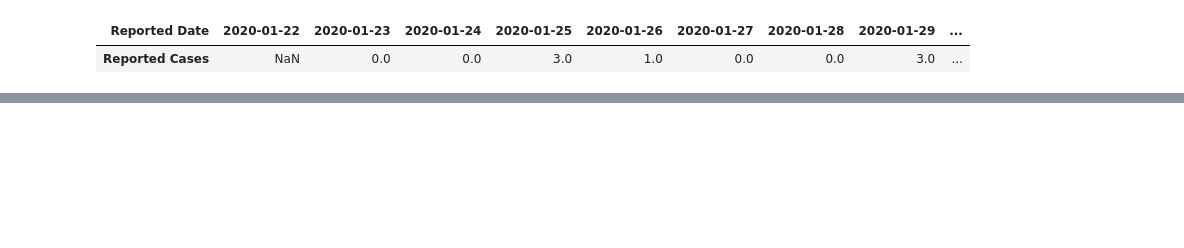
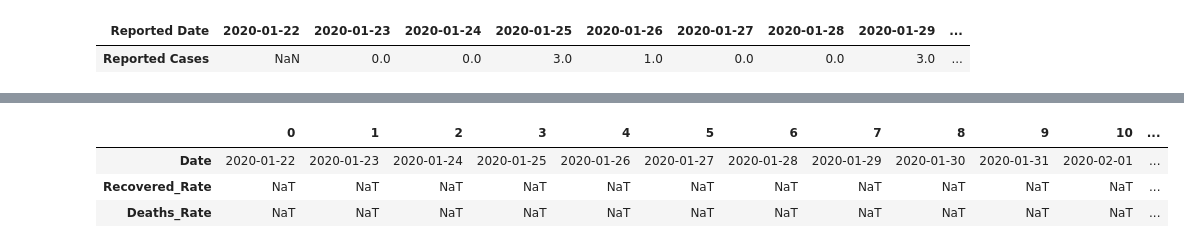
Before and after one commit to holamedia/covid19, a Jupyter notebook: _notebooks/2020-04-07-Cases-in-Malaysia.ipynb, the cells around one changed output, grey strips where cells are left out. Drawn from its saved outputs; the diff is of its cells as text; code cells hidden in the pictures; blank space fills up the shorter version.

Commit message:
Added close case

```diff
--- a/_notebooks/2020-04-07-Cases-in-Malaysia.ipynb
+++ b/_notebooks/2020-04-07-Cases-in-Malaysia.ipynb
@@ -71,7 +71,9 @@ n_recovered_diff = df_global_diff.loc[1]['Recovered']
 
 weekDays = ("Monday","Tuesday","Wednesday","Thursday","Friday","Saturday","Sunday")
 
-df_confirmed_my = df_confirmed[df_confirmed['Country'] == 'Malaysia'].rename(columns={'Cases': 'Total number of Cases', 'Date': 'Reported Date'})
+df_my = lambda _df: _df[_df['Country'] == 'Malaysia'][['Date', 'Cases']]
+
+df_confirmed_my = df_my(df_confirmed).rename(columns={'Cases': 'Total number of Cases', 'Date': 'Reported Date'})
 df_summary_my = df_summary(2).loc['Malaysia'].reset_index(drop=True)
 n_confirmed_my = df_summary_my.loc[1]['Confirmed']
 n_deaths_my = df_summary_my.loc[1]['Deaths']
@@ -139,3 +141,14 @@ df_reported_my.transpose()
 # %% [output]
 | Reported Date | 2020-01-22 | 2020-01-23 | 2020-01-24 | 2020-01-25 | 2020-01-26 | 2020-01-27 | 2020-01-28 | 2020-01-29 | ... |
 | Reported Cases | NaN | 0.0 | 0.0 | 3.0 | 1.0 | 0.0 | 0.0 | 3.0 | ... |
+# %%
+#hide_input
+df_closed_my = pd.merge(df_my(df_recovered), df_my(df_deaths), on='Date').rename(columns={'Cases_x': 'Recovered', 'Cases_y': 'Deaths'})
+df_closed_my['Total'] = df_closed_my['Recovered'] + df_closed_my['Deaths']
+df_closed_my['Recovered_Rate'] = df_closed_my['Recovered']/ df_closed_my['Total']
+df_closed_my['Deaths_Rate'] = df_closed_my['Deaths']/ df_closed_my['Total']
+_base = alt.Chart(df_closed_my.round(6)[['Date', 'Recovered_Rate', 'Deaths_Rate']]).encode(x='Date:T')
+_recovered = _base.mark_line().encode(y=alt.Y('Recovered_Rate:Q', axis=alt.Axis(format='%')))
+_deaths = _base.mark_line().encode(y=alt.Y('Deaths_Rate:Q', axis=alt.Axis(format='%')))
+
+(_recovered + _deaths).properties(title='Outcome of Total Closed Case (Recovery Rate vs Death Rate)', width=600)
@@ -141,0 +158,8 @@ df_reported_my.transpose()
+# %%
+#hide_input
+df_closed_my[['Date', 'Recovered_Rate', 'Deaths_Rate']].transpose()
+# %% [output]
+|  | 0 | 1 | 2 | 3 | 4 | 5 | 6 | 7 | 8 | 9 | 10 | ... |
+| Date | 2020-01-22 | 2020-01-23 | 2020-01-24 | 2020-01-25 | 2020-01-26 | 2020-01-27 | 2020-01-28 | 2020-01-29 | 2020-01-30 | 2020-01-31 | 2020-02-01 | ... |
+| Recovered_Rate | NaT | NaT | NaT | NaT | NaT | NaT | NaT | NaT | NaT | NaT | NaT | ... |
+| Deaths_Rate | NaT | NaT | NaT | NaT | NaT | NaT | NaT | NaT | NaT | NaT | NaT | ... |
```
Also changed, not shown: parts of 1 cell of this notebook.
